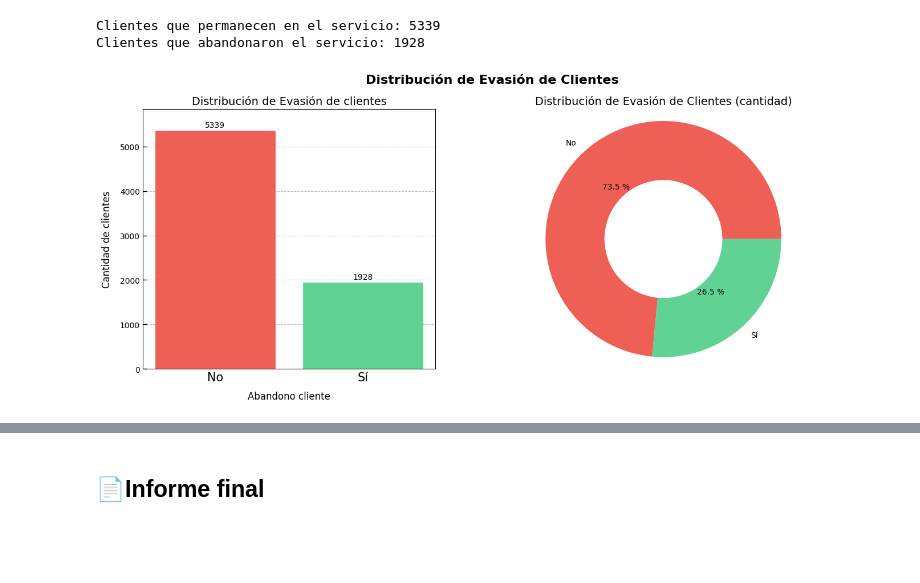
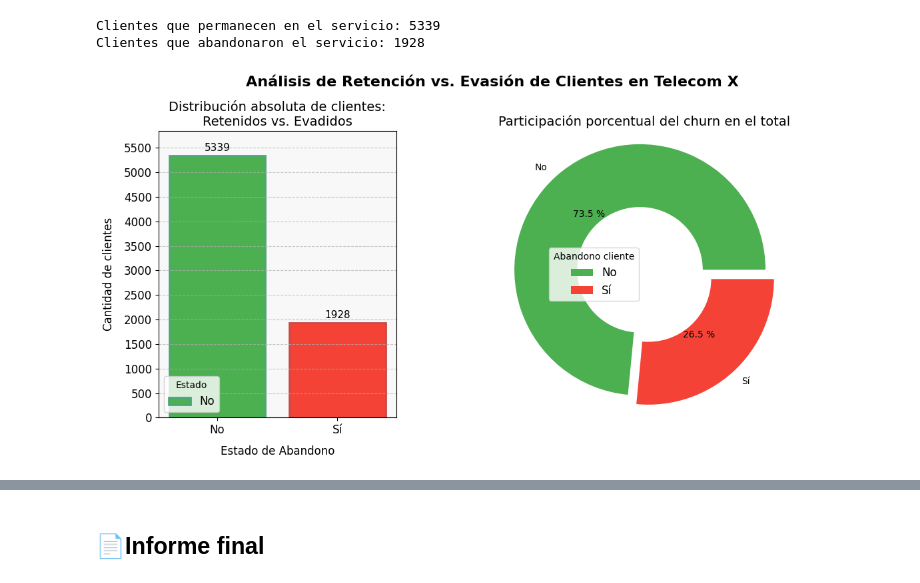
Before and after one commit to MigXDev/CS_Datos_I_DESAFIO_2, a Jupyter notebook: challenge2-data-science-LATAM-main/TelecomX_LATAM.ipynb, the cells around one changed output, grey strips where cells are left out. Drawn from its saved outputs; the diff is of its cells as text; code cells hidden in the pictures; blank space fills up the shorter version.

Commit message:
modificacion de graficos de barras y dona

```diff
--- a/challenge2-data-science-LATAM-main/TelecomX_LATAM.ipynb
+++ b/challenge2-data-science-LATAM-main/TelecomX_LATAM.ipynb
@@ -1432,41 +1432,73 @@ Clientes que abandonaron el servicio: 1928
 # %%
 import matplotlib.pyplot as plt
 
-colores = ["#EE6055", "#60D394"]
+colores = ['#4CAF50', '#F44336']
+bordes  = ['#4CA77A','#C74B4B', ]  # Bordes de los colores de las barras
 Clientes = [Adentro, Afuera]
 eleccion = ['No', 'Sí']  # 'No' = permanecen, 'Sí' = abandonaron
 
+# Gráfico de barras junto al gráfico de dona, ambos en la misma figura
+fig, (ax2, ax1) = plt.subplots(1, 2, figsize=(12, 6), gridspec_kw={'width_ratios': [0.5, 1]})
 
-# Gráfico de barras junto al gráfico de dona, ambos en la misma figura
+fig.suptitle('Análisis de Retención vs. Evasión de Clientes en Telecom X', fontsize=16, fontweight='bold')
 
-fig, (ax2, ax1) = plt.subplots(1, 2, figsize=(14, 6), gridspec_kw={'width_ratios': [1, 1.5]})
-
-fig.suptitle('Distribución de Evasión de Clientes', fontsize=16, fontweight='bold')
+###
 # Gráfico de dona (pie)
-wedges, texts, autotexts = ax1.pie(
+porciones, texto, autotexto = ax1.pie(
        Clientes,
        labels=eleccion,
        autopct="%0.1f %%",
        colors=colores,
-       wedgeprops=dict(width=0.5)
+       wedgeprops=dict(width=0.5),
+       explode = (0.1, 0)
 )
-ax1.set_title('Distribución de Evasión de Clientes (cantidad)', fontsize=14)
+
+ax1.set_title('Participación porcentual del churn en el total', fontsize=14)
+
+ax1.legend(
+    porciones, eleccion,
+    title="Abandono cliente",
+    loc="center right",
+    bbox_to_anchor=(0, 0, 0.5, 1),
+    fontsize=12
+)
 ax1.axis("equal")
+###
 
 # Gráfico de barras
-labels = ['No', 'Sí']
-Cantidad = [Adentro, Afuera]
-bars = ax2.bar(labels, Cantidad, color=colores, edgecolor=colores, linewidth=2)
-ax2.set_ylim(0, max(Cantidad) + 500)
-ax2.set_title('Distribución de Evasión de clientes', fontsize=14)
-ax2.set_xlabel('Abandono cliente', fontsize=12, labelpad=10)
+ax2.set_facecolor('#F8f8f8')  # Fondo gris claro para
+
+bars = ax2.bar(
+    eleccion,
+    Clientes,
+    color=colores,
+    edgecolor=bordes,
+    linewidth=2)
+
+ax2.set_title('Distribución absoluta de clientes:\nRetenidos vs. Evadidos', fontsize=14)
+
+# Etiquetas de los ejes
+ax2.set_xlabel('Estado de Abandono', fontsize=12, labelpad=10)
 ax2.set_ylabel('Cantidad de clientes', fontsize=12, labelpad=10)
-ax2.bar_label(bars, padding=3, fontsize=10)
-ax2.tick_params(axis='x', labelsize=15)
+ax2.set_ylim(0, max(Clientes) + 500)
+
+# ambos ejes con ticks de tamaño 12
+ax2.tick_params(axis='both', labelsize=12)
+
+# Añadir etiquetas a las barras
+ax2.bar_label(bars, padding=3, fontsize=11)
+# Los ticks del eje 'y' se dividan de a 500
+ax2.set_yticks(range(0, max(Clientes) + 500, 500))
+
 ax2.grid(axis='y', linestyle='--', alpha=0.7)
-ax2.tick_params(axis='y', labelsize=10, labelcolor='black', length=5, width=1, direction='in', grid_color='gray', grid_alpha=0.5)
+# en labels 'Clientes retenidos' es verde y 'Clientes evadidos' es rojo
+
+ax2.legend(title='Estado',
+           labels= eleccion,
+           bbox_to_anchor=(0, 0, 0.5, 1),
+           fontsize=12)
 
 plt.tight_layout()
 plt.show()
 # %% [output]
-[figure, old version]
+[figure, new version]
```
Also changed, not shown: parts of 1 cell of this notebook.
